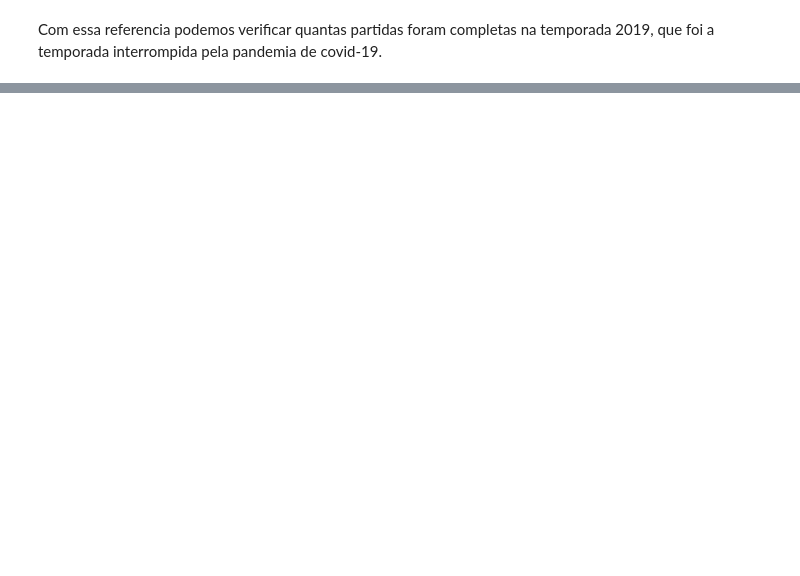
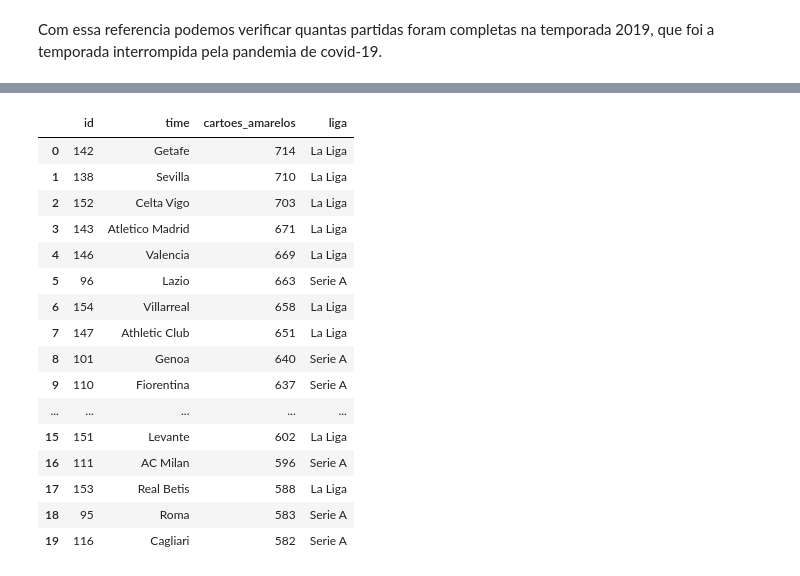
Before and after one commit to HugoCSouza/analise-database-soccer, a Jupyter notebook: trabalho.ipynb, the cells around one changed output, grey strips where cells are left out. Saved outputs shown, nothing was run; the diff lists cells and outputs as text; code cells hidden in the pictures; blank space fills up the shorter version.

```diff
--- a/trabalho.ipynb
+++ b/trabalho.ipynb
@@ -635,0 +1276,43 @@ Vemos que a unica liga que foi devidamente afetada na sua execução pela covid-
+# %%
+query = """
+SELECT
+    ts.teamid AS ID,
+    t.name AS Time,
+    SUM(ts.yellowcards) AS cartoes_amarelos,
+    l.name as Liga
+FROM
+    trabalho.teamstats as ts
+LEFT JOIN
+    trabalho.games AS g
+    ON  ts.gameid = g.gameid
+LEFT JOIN
+    trabalho.teams AS t
+    ON  ts.teamid = t.teamid
+LEFT JOIN
+    trabalho.leagues AS l
+    ON  g.leagueid = l.leagueid
+GROUP BY
+    ts.teamid, t.name, l.name
+ORDER BY
+    cartoes_amarelos DESC
+LIMIT 20
+"""
+pd.read_sql_query(query, con = engine)
+# %% [output]
+|  | id | time | cartoes_amarelos | liga |
+| 0 | 142 | Getafe | 714 | La Liga |
+| 1 | 138 | Sevilla | 710 | La Liga |
+| 2 | 152 | Celta Vigo | 703 | La Liga |
+| 3 | 143 | Atletico Madrid | 671 | La Liga |
+| 4 | 146 | Valencia | 669 | La Liga |
+| 5 | 96 | Lazio | 663 | Serie A |
+| 6 | 154 | Villarreal | 658 | La Liga |
+| 7 | 147 | Athletic Club | 651 | La Liga |
+| 8 | 101 | Genoa | 640 | Serie A |
+| 9 | 110 | Fiorentina | 637 | Serie A |
+| ... | ... | ... | ... | ... |
+| 15 | 151 | Levante | 602 | La Liga |
+| 16 | 111 | AC Milan | 596 | Serie A |
+| 17 | 153 | Real Betis | 588 | La Liga |
+| 18 | 95 | Roma | 583 | Serie A |
+| 19 | 116 | Cagliari | 582 | Serie A |
```
Also changed, not shown: parts of 48 cells of this notebook, 1 other file.
